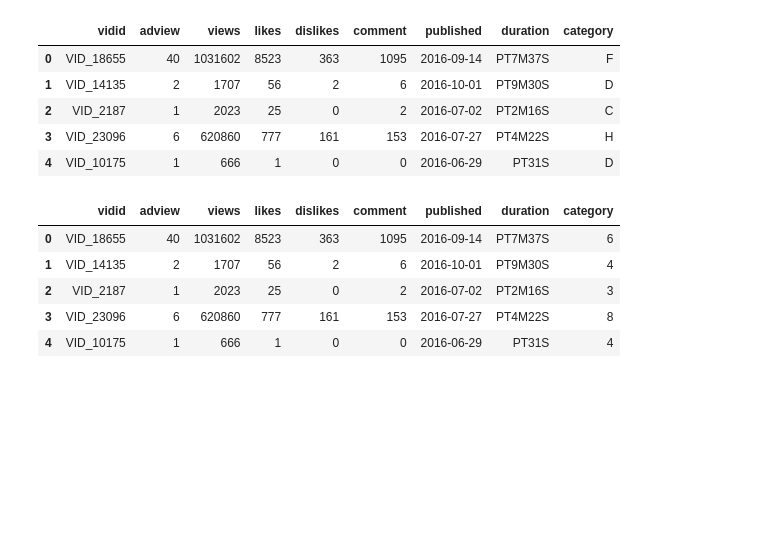
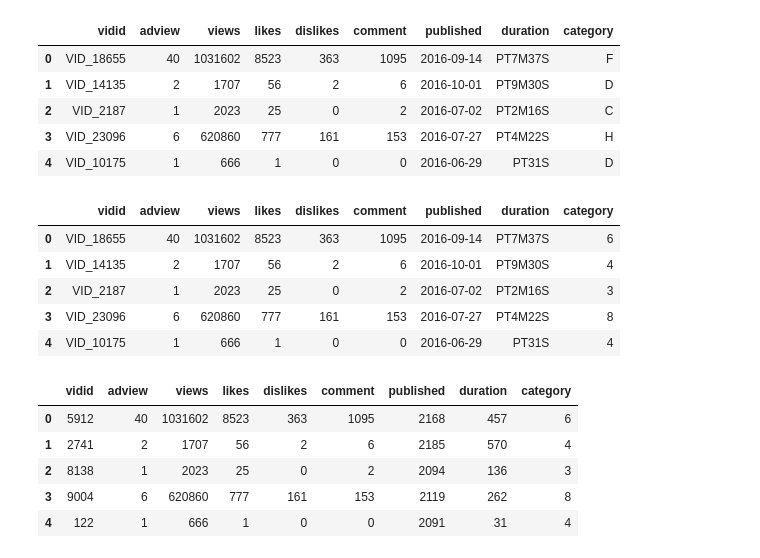
Before and after one commit to shankhanil007/Youtube-Adview-Prediction, a Jupyter notebook: Youtube_Adview_Prediction.ipynb, the cells around one changed output. Saved outputs shown, nothing was run; the diff lists cells and outputs as text; code cells hidden in the pictures; blank space fills up the shorter version.

```diff
--- a/Youtube_Adview_Prediction.ipynb
+++ b/Youtube_Adview_Prediction.ipynb
@@ -71,3 +70,70 @@ data_train.head()
 | 2 | VID_2187 | 1 | 2023 | 25 | 0 | 2 | 2016-07-02 | PT2M16S | 3 |
 | 3 | VID_23096 | 6 | 620860 | 777 | 161 | 153 | 2016-07-27 | PT4M22S | 8 |
 | 4 | VID_10175 | 1 | 666 | 1 | 0 | 0 | 2016-06-29 | PT31S | 4 |
+# %%
+# Convert values to integers for views, likes, comments, dislikes and adview
+data_train["views"] = pd.to_numeric(data_train["views"])
+data_train["comment"] = pd.to_numeric(data_train["comment"])
+data_train["likes"] = pd.to_numeric(data_train["likes"])
+data_train["dislikes"] = pd.to_numeric(data_train["dislikes"])
+data_train["adview"]=pd.to_numeric(data_train["adview"])
+column_vidid=data_train['vidid']
+
+# Endoding features like Category, Duration, Vidid
+from sklearn.preprocessing import LabelEncoder
+data_train['duration']=LabelEncoder().fit_transform(data_train['duration'])
+data_train['vidid']=LabelEncoder().fit_transform(data_train['vidid'])
+data_train['published']=LabelEncoder().fit_transform(data_train['published'])
+data_train.head()
+
+# Convert Time_in_sec for duration
+import datetime
+import time
+def checki(x):
+  y = x[2:]
+  h = ''
+  m = ''
+  s = ''
+  mm = ''
+  P = ['H','M','S']
+  for i in y:
+    if i not in P:
+      mm+=i
+    else:
+      if(i=="H"):
+        h = mm
+        mm = ''
+      elif(i == "M"):
+        m = mm
+        mm = ''
+      else:
+        s = mm
+        mm = ''
+  if(h==''):
+    h = '00'
+  if(m == ''):
+    m = '00'
+  if(s==''):
+    s='00'
+  bp = h+':'+m+':'+s
+  return bp
+
+train=pd.read_csv("train.csv")
+mp = pd.read_csv(path)["duration"]
+time = mp.apply(checki)
+
+def func_sec(time_string):
+  h, m, s = time_string.split(':')
+  return int(h) * 3600 + int(m) * 60 + int(s)
+
+time1=time.apply(func_sec)
+
+data_train["duration"]=time1
+data_train.head()
+# %% [output]
+|  | vidid | adview | views | likes | dislikes | comment | published | duration | category |
+| 0 | 5912 | 40 | 1031602 | 8523 | 363 | 1095 | 2168 | 457 | 6 |
+| 1 | 2741 | 2 | 1707 | 56 | 2 | 6 | 2185 | 570 | 4 |
+| 2 | 8138 | 1 | 2023 | 25 | 0 | 2 | 2094 | 136 | 3 |
+| 3 | 9004 | 6 | 620860 | 777 | 161 | 153 | 2119 | 262 | 8 |
+| 4 | 122 | 1 | 666 | 1 | 0 | 0 | 2091 | 31 | 4 |
```
Also changed, not shown: parts of 23 cells of this notebook, 3 other files.
